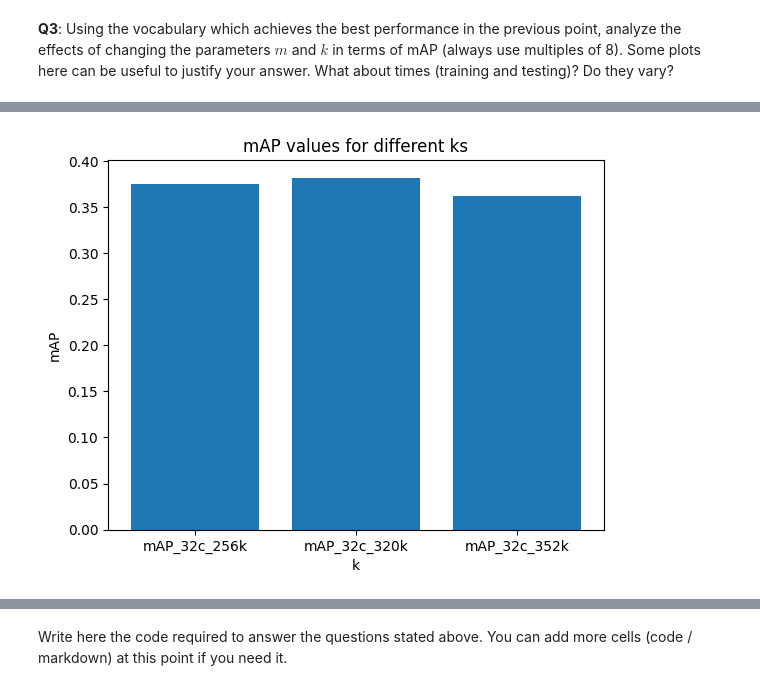
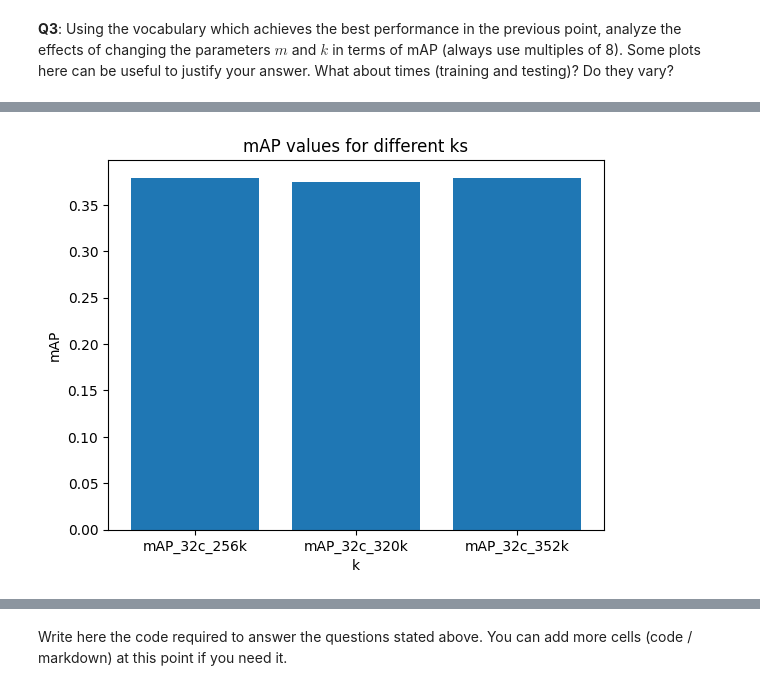
Before and after one commit to claredavies/ImageIndexing, a Jupyter notebook: Advanced_Techniques_Assignment_3.ipynb, the cells around one changed output, grey strips where cells are left out. Drawn from its saved outputs; the diff is of its cells as text; code cells hidden in the pictures.

```diff
--- a/Advanced_Techniques_Assignment_3.ipynb
+++ b/Advanced_Techniques_Assignment_3.ipynb
@@ -667,3 +725,35 @@ mAP_labels_k = ["mAP_32c_256k", "mAP_32c_320k", "mAP_32c_352k"]
+# %%
+start_time = time.time()
+quantizers_32c_256k = pq_build_quantizers(train_vlad_32c, m = 8, k = 256)
+index_32c_256k = pq_build_index(train_vlad_32c, quantizers_32c_256k)
+train_time_32c_256k = time.time() - start_time
+
+start_time = time.time()
+_, mAP_32c_256k = compute_mAP(query_names, query_vlad_32c, index_32c_256k, train_names, quantizers_32c_256k, '../holidays/holidays_images.dat')
+query_time_32c_256k = time.time() - start_time
+
+start_time = time.time()
+quantizers_32c_320k = pq_build_quantizers(train_vlad_32c, m = 8, k = 320)
+index_32c_320k = pq_build_index(train_vlad_32c, quantizers_32c_320k)
+train_time_32c_320k = time.time() - start_time
+
+start_time = time.time()
+_, mAP_32c_320k = compute_mAP(query_names, query_vlad_32c, index_32c_320k, train_names, quantizers_32c_320k, '../holidays/holidays_images.dat')
+query_time_32c_320k = time.time() - start_time
+
+start_time = time.time()
+quantizers_32c_352k = pq_build_quantizers(train_vlad_32c, m = 8, k = 352)
+index_32c_352k = pq_build_index(train_vlad_32c, quantizers_32c_352k)
+train_time_32c_352k  = time.time() - start_time
+
+start_time = time.time()
+_, mAP_32c_352k = compute_mAP(query_names, query_vlad_32c, index_32c_352k, train_names, quantizers_32c_352k, '../holidays/holidays_images.dat')
+query_time_32c_352k = time.time() - start_time
+
+mAP_values_k = [mAP_32c_256k, mAP_32c_320k, mAP_32c_352k]
+labels_k = ["sift_32c_256k", "sift_32c_320k", "sift_32c_352k"]
+train_times_32c_k = [train_time_32c_256k, train_time_32c_320k, train_time_32c_352k]
+query_times_32c_k = [query_time_32c_256k, query_time_32c_320k, query_time_32c_352k]
 # %%
 print('mAP_32c_256k: %.5f' % mAP_32c_256k)
 print('mAP_32c_320k: %.5f' % mAP_32c_320k)
@@ -675,4 +765,4 @@ mAP_32c_352k: 0.36239
 # %%
-plot_chart(mAP_values_k, mAP_labels_k, "mAP values for different ks", "k", "mAP")
+plot_chart(mAP_values_k, labels_k, "mAP values for different ks", "k", "mAP")
 # %% [output]
-[figure, old version]
+[figure, new version]
```
Also changed, not shown: parts of 28 cells of this notebook.
